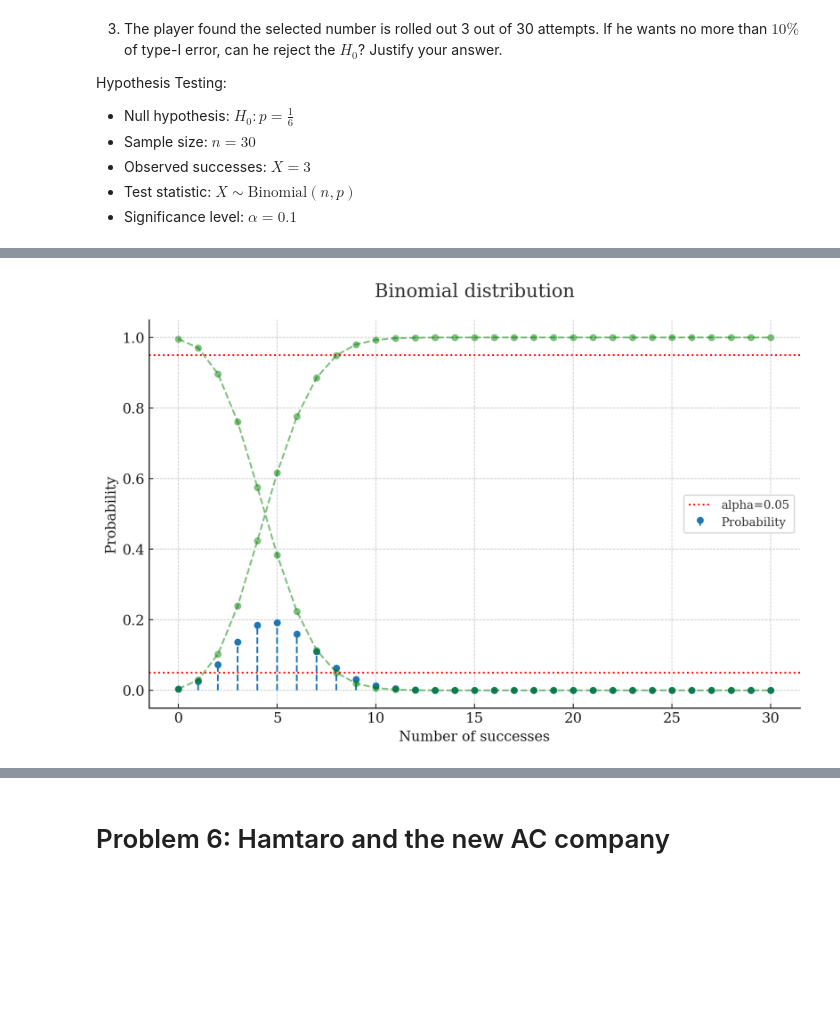
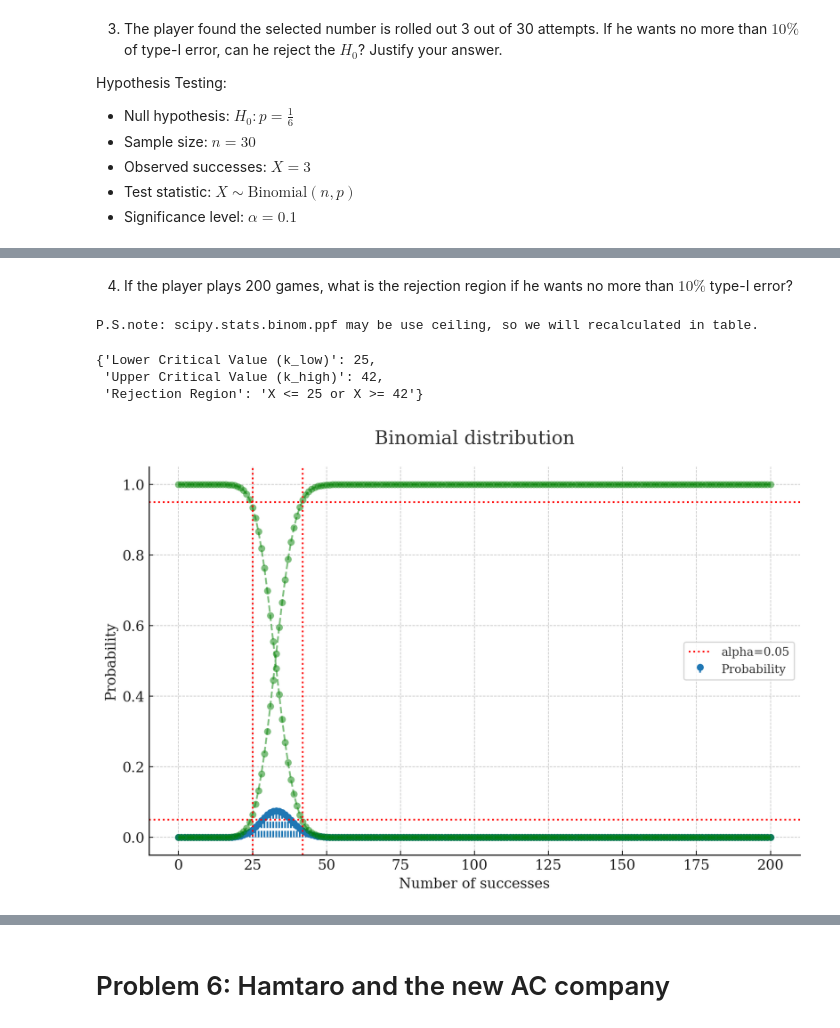
Before and after one commit to pupipatsk/Comp-Eng-Math-II, a Jupyter notebook: assignment/10-Statistical Testing/Assignment-10.ipynb, the cells around one changed output, grey strips where cells are left out. Cells and saved outputs as stored; diff of their text form; code cells hidden in the pictures; blank space fills up the shorter version.

```diff
--- a/assignment/10-Statistical Testing/Assignment-10.ipynb
+++ b/assignment/10-Statistical Testing/Assignment-10.ipynb
@@ -217,26 +317,57 @@ Hypothesis Testing:
+# %% [markdown]
+4. If the player plays 200 games, what is the rejection region if he wants no more than $10\%$ type-I error?
+# %%
+from scipy.stats import binom
+
+# Parameters
+n = 200  # number of trials
+p_null = 1 / 6  # null hypothesis probability
+alpha = 0.10  # significance level
+
+# Two-tailed test: split alpha equally between the two tails
+alpha_half = alpha / 2
+
+# Lower critical value: largest k_low such that P(X <= k_low) <= alpha / 2
+k_low = binom.ppf(alpha_half, n, p_null)
+
+# Upper critical value: smallest k_high such that P(X >= k_high) <= alpha / 2
+k_high = binom.ppf(1 - alpha_half, n, p_null)
+
+# Output rejection region
+print("P.S.note: scipy.stats.binom.ppf may be use ceiling, so we will recalculated in table.")
+{
+    "Lower Critical Value (k_low)": int(k_low),
+    "Upper Critical Value (k_high)": int(k_high),
+    "Rejection Region": f"X <= {int(k_low)} or X >= {int(k_high)}"
+}
+# %% [output]
+P.S.note: scipy.stats.binom.ppf may be use ceiling, so we will recalculated in table.
+{'Lower Critical Value (k_low)': 25,
+ 'Upper Critical Value (k_high)': 42,
+ 'Rejection Region': 'X <= 25 or X >= 42'}
 # %%
 from scipy.stats import binom
 
-n = 30
+n = 200
 p = 1/6
 x = np.arange(0, n+1)
 y = binom.pmf(x, n, p)
 
 plt.stem(x, y, 'o--', basefmt=' ', label='Probability')
 plt.plot(x, y.cumsum(), 'o--', color='green', alpha=0.5)
 plt.plot(x, 1-(y.cumsum()), 'o--', color='green', alpha=0.5)
 # plot horizontal line at y=0.05
 plt.axhline(y=0.05, color='r', linestyle='dotted', label='alpha=0.05')
 plt.axhline(y=1-0.05, color='r', linestyle='dotted')
-# plt.axvline(x=5, color='r', linestyle='--')
-# plt.axvline(x=5-2.04, color='orange', linestyle='--')
-# plt.axvline(x=5+2.04, color='orange', linestyle='--')
+# plot vertical line at ppf
+plt.axvline(x=binom.ppf(0.05, n, p), color='r', linestyle='dotted')
+plt.axvline(x=binom.ppf(0.95, n, p), color='r', linestyle='dotted')
 
 plt.title('Binomial distribution')
 plt.xlabel('Number of successes')
 plt.ylabel('Probability')
 plt.legend()
 plt.show()
 # %% [output]
-[figure, old version]
+[figure, new version]
 # %%
```
Also changed, not shown: parts of 22 cells of this notebook.
